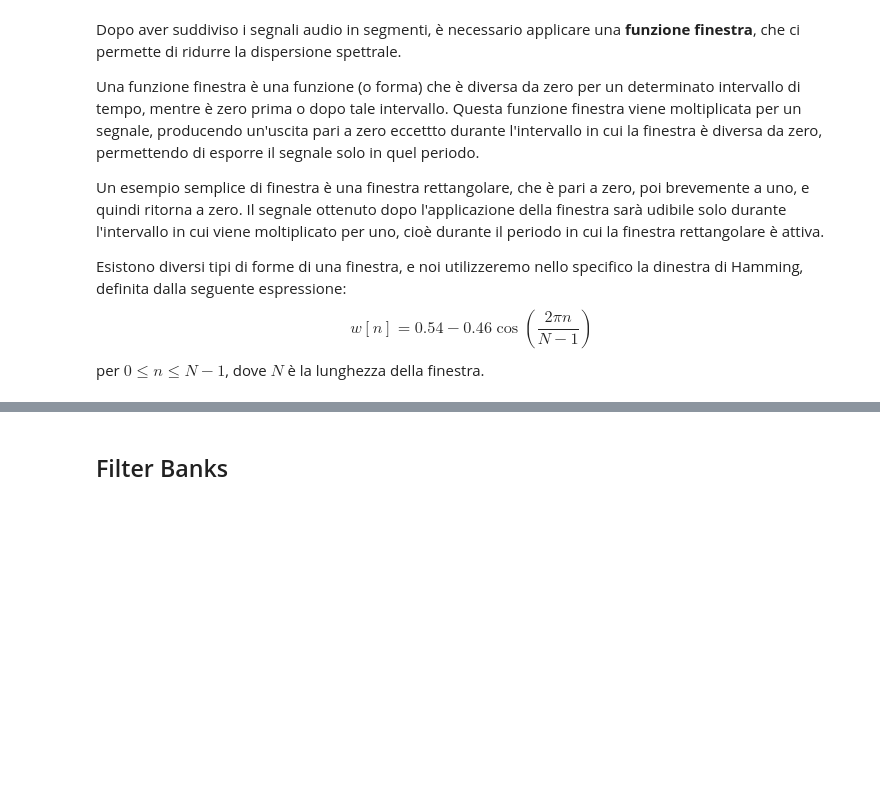
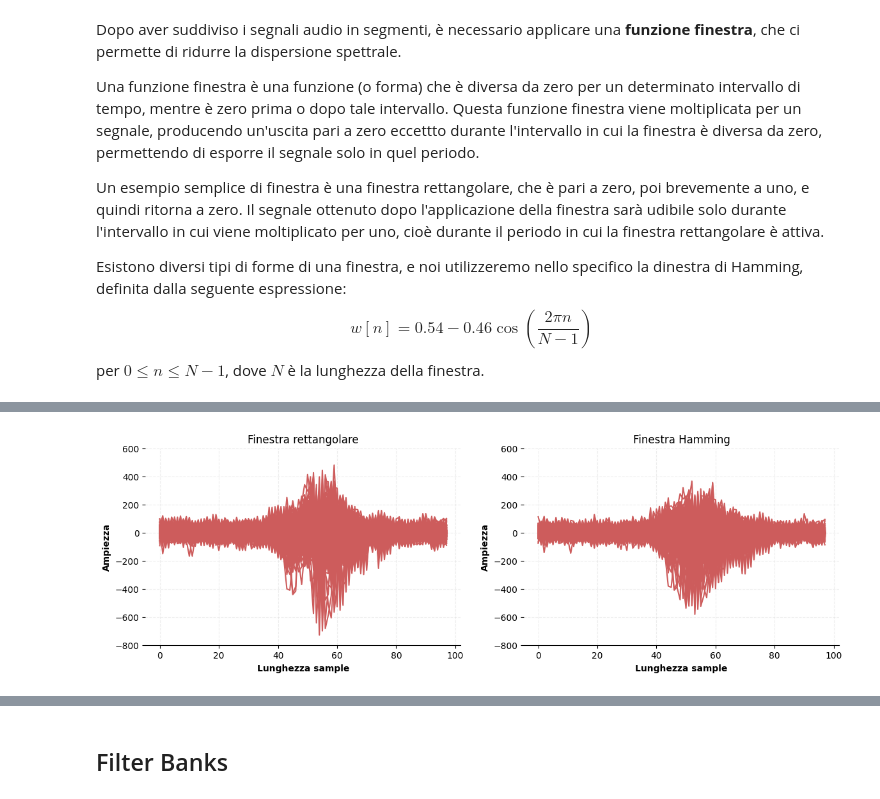
Before and after one commit to HiImGabry/speech-recognition-representation-unica-dl, a Jupyter notebook: Filter_Banks.ipynb, the cells around one changed output, grey strips where cells are left out. Drawn from its saved outputs; the diff is of its cells as text; code cells hidden in the pictures; blank space fills up the shorter version.

```diff
--- a/Filter_Banks.ipynb
+++ b/Filter_Banks.ipynb
@@ -422,0 +468,39 @@ Come illustrato nel grafico, l'applicazione della finestra di Hamming limita i v
+# %%
+frames_rect_window = frames * rectangular_window
+frames_hamming_window = frames * hamming_window
+# %%
+fig, ax = plt.subplots(1, 2, figsize=(14, 4))
+
+# window function rettangolare
+ax[0].plot(frames_rect_window, c="indianred")
+# titolo e label
+ax[0].set_title("Finestra rettangolare")
+ax[0].set_xlabel('Lunghezza sample', fontweight="semibold")
+ax[0].set_ylabel('Ampiezza', fontweight="semibold")
+# nascondo i bordi del plot
+ax[0].spines["left"].set_visible(False)
+ax[0].spines["top"].set_visible(False)
+ax[0].spines["right"].set_visible(False)
+# y ticks
+ax[0].set_yticks(range(-800, 800, 200))
+# grid
+ax[0].grid(True, color="gainsboro", linestyle="--", alpha=0.5)
+
+# window function hamming
+ax[1].plot(frames_hamming_window, c="indianred")
+# titolo e label
+ax[1].set_title("Finestra Hamming")
+ax[1].set_xlabel('Lunghezza sample', fontweight="semibold")
+ax[1].set_ylabel('Ampiezza', fontweight="semibold")
+# nascondo i bordi del plot
+ax[1].spines["left"].set_visible(False)
+ax[1].spines["top"].set_visible(False)
+ax[1].spines["right"].set_visible(False)
+# y ticks
+ax[1].set_yticks(range(-800, 800, 200))
+# grid
+ax[1].grid(True, color="gainsboro", linestyle="--", alpha=0.5)
+
+plt.show()
+# %% [output]
+[figure, added]
```
Also changed, not shown: parts of 13 cells of this notebook.
